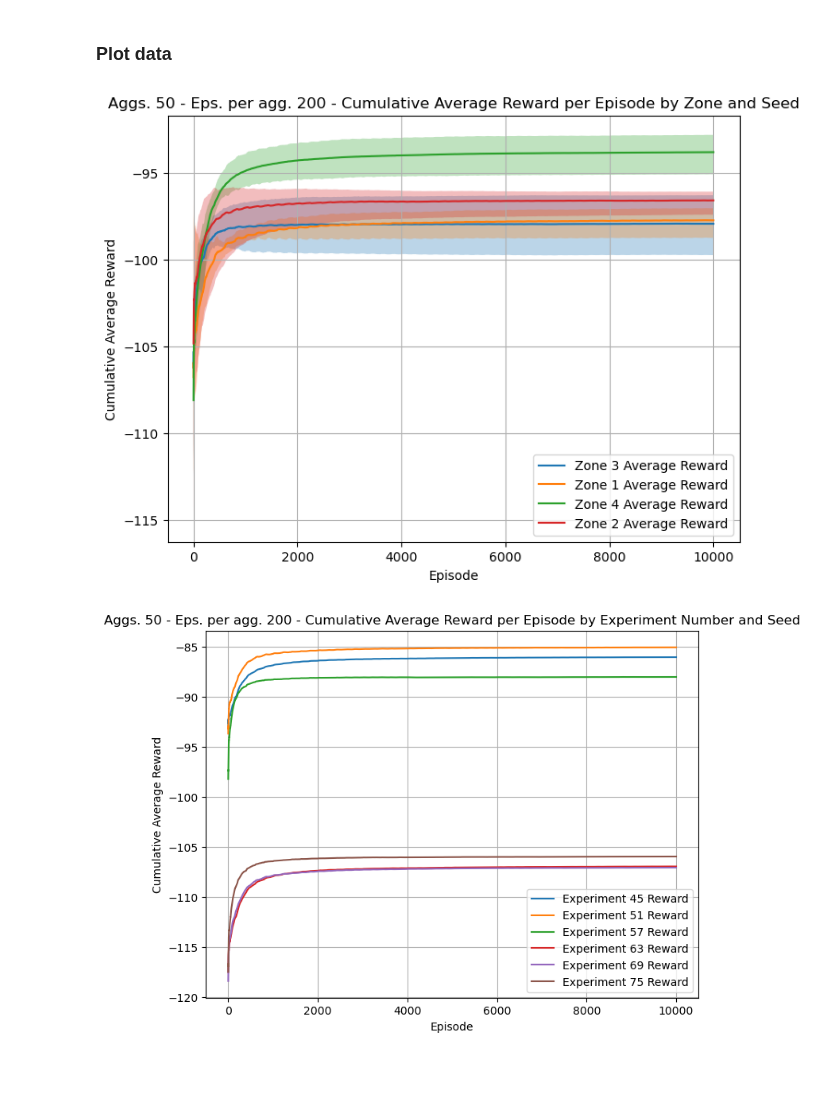
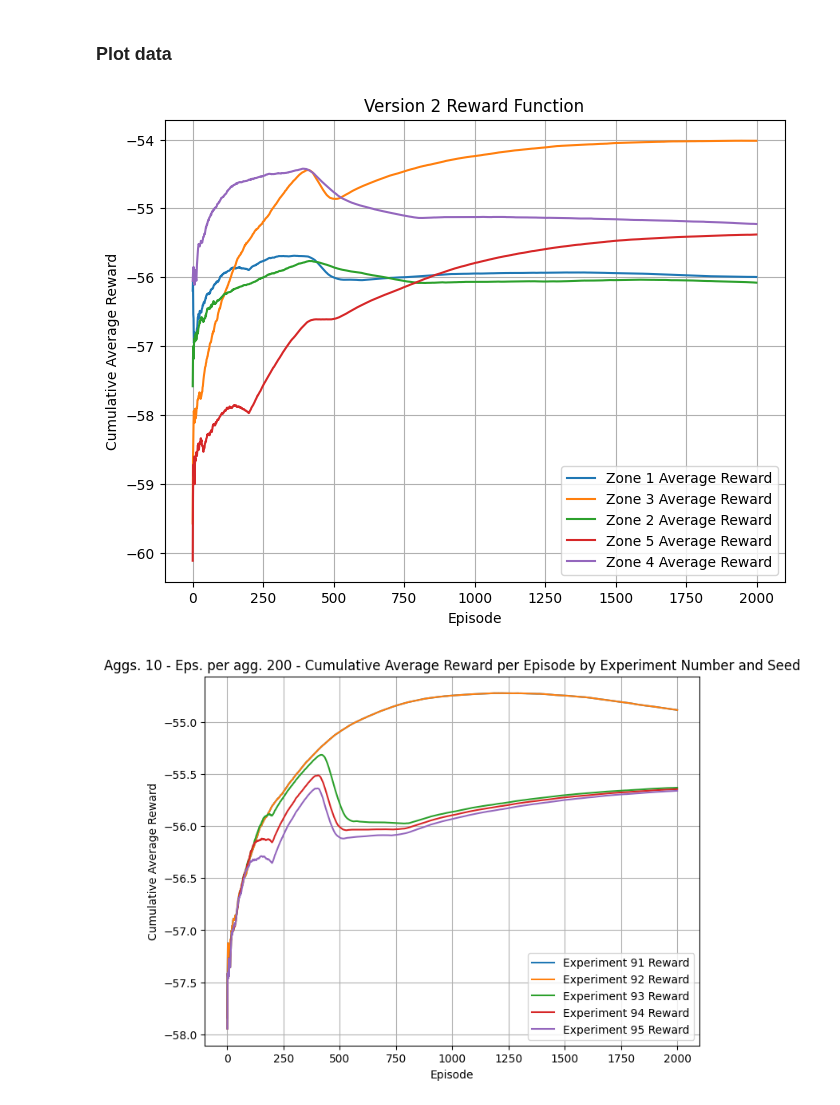
Before and after one commit to LucasHartmanWestern/rl-for-vrp-csp, a Jupyter notebook: experiments/Episode_Plateau_Eval/Exp_All.ipynb, the cells around one changed output. Saved outputs shown, nothing was run; the diff lists cells and outputs as text; code cells hidden in the pictures; blank space fills up the shorter version.

```diff
--- a/experiments/Episode_Plateau_Eval/Exp_All.ipynb
+++ b/experiments/Episode_Plateau_Eval/Exp_All.ipynb
@@ -12,7 +12,7 @@ from datetime import datetime
 # %% [markdown]
 ### Load data
 # %%
-experiments = [45, 51, 57, 63, 69, 75]#[40, 41, 46, 47, 52, 53, 58, 59, 64, 65, 70, 71]
+experiments = [91, 92, 93, 94, 95]
 
 exp_agent_data = []
 
@@ -85,11 +85,8 @@ for exp_num in experiments:
             print(f"Error decoding JSON from {filepath}: {e.msg} at line {e.lineno}, column {e.colno}")
             return None  # Handle the error and return None or an empty object
 
-    #Huron server
-    # d_base = f"../../../../../storage_1/metrics/Exp_{exp_num}"
-    #Aulavik server
-    d_base = f"/mnt/storage_1/merl/metrics/Exp_{exp_num}"
-    print(d_base)
+
+    d_base = f"../../../../../storage_1/metrics/Exp_{exp_num}"
 
     if not os.path.exists(d_base):
         d_base = f"../metrics/Exp_{exp_num}"
@@ -122,6 +112,9 @@ Loading /mnt/storage_1/merl/metrics/Exp_75/train/metrics_agent_metrics.csv
 # %%
 # Convert data to DataFrame for easier manipulation
 df = pd.concat(exp_agent_data, ignore_index=True)
+
+# Scale timestep rewards by timestep index
+df['reward'] = df['reward'] / (df['timestep'] + 1)
 
 # Create a new DataFrame that just has the cumulative reward per episode, zone, aggregation, agent_index, and seed
 cumulative_reward_df = df.groupby(['episode', 'zone', 'aggregation', 'agent_index', 'seed', 'exp_num', 'algorithm', 'season'])['reward'].sum().reset_index()
@@ -184,7 +177,9 @@ for zone in df['zone'].unique():
 
 plt.xlabel('Episode')
 plt.ylabel('Cumulative Average Reward')
-plt.title(f'Aggs. {federated_c["aggregation_count"]} - Eps. per agg. {nn_c["num_episodes"]} - Cumulative Average Reward per Episode by Zone and Seed')
+#plt.title(f'Aggs. {federated_c["aggregation_count"]} - Eps. per agg. {nn_c["num_episodes"]} - Cumulative Average Reward per Episode by Zone and Seed')
+plt.title(f'Version 2 Reward Function')
+
 plt.legend()
 plt.grid(True)
 plt.show()
@@ -284,32 +279,32 @@ plt.tight_layout()  # Adjust layout to accommodate legend
 plt.show()
 
 # Plot the cloud plot for each season
 plt.figure(figsize=(8, 6))
 for season in df['season'].unique():
     # Filter the data for the current zone
     season_data = cumulative_avg_reward_by_season.loc[cumulative_avg_reward_by_season['season'] == season]
     min_cumulative_avg_reward = season_data.groupby('episode')['cumulative_reward'].min()
     max_cumulative_avg_reward = season_data.groupby('episode')['cumulative_reward'].max()
     mean_cumulative_avg_reward = season_data.groupby('episode')['cumulative_reward'].mean()
 
     plt.fill_between(
         min_cumulative_avg_reward.index,
         min_cumulative_avg_reward.values,
         max_cumulative_avg_reward.values,
         alpha=0.3
     )
     plt.plot(
         mean_cumulative_avg_reward.index,
         mean_cumulative_avg_reward.values,
         label=f'Season {season} Average Reward'
     )
 
 plt.xlabel('Episode')
 plt.ylabel('Cumulative Average Reward')
 plt.title(f'Aggs. {federated_c["aggregation_count"]} - Eps. per agg. {nn_c["num_episodes"]} - Cumulative Average Reward per Episode by Season and Seed')
 plt.legend()
 plt.grid(True)
 plt.show()
 # %% [output]
-[figure, old version]
+[figure, new version]
-[figure, old version]
+[figure, new version]
```
Also changed, not shown: parts of 2 cells of this notebook.
